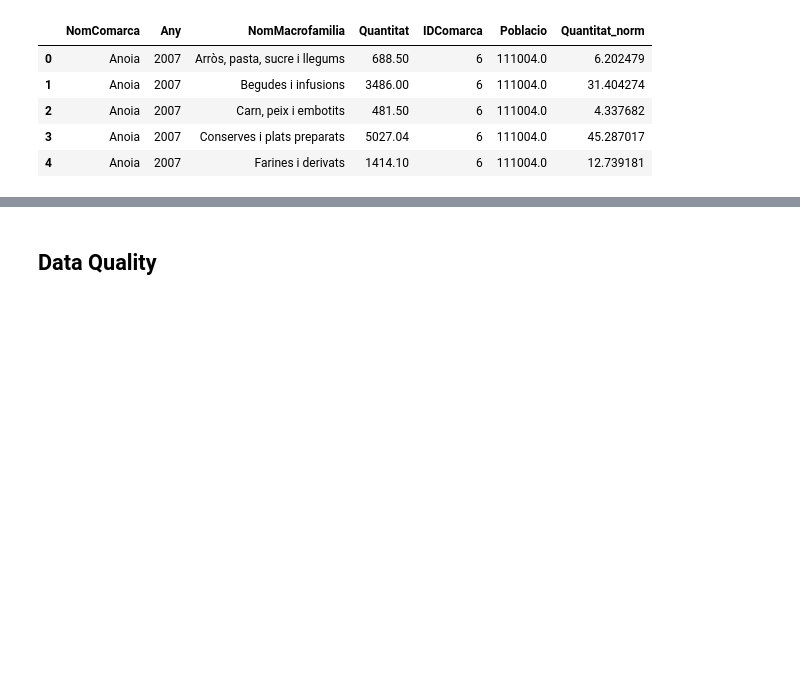
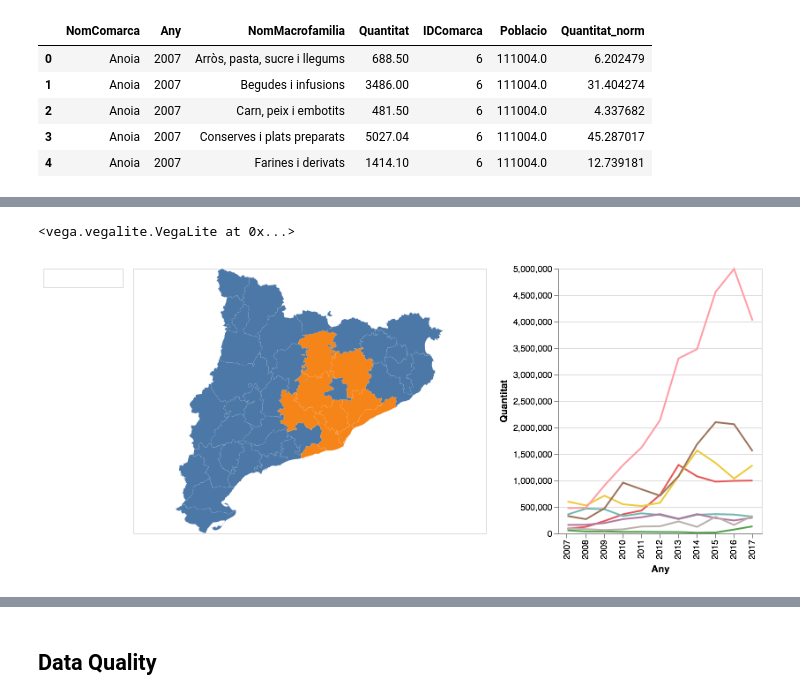
Before and after one commit to Neoares/visualization_p1, a Jupyter notebook: notebooks/dashboard_edu.ipynb, the cells around one changed output, grey strips where cells are left out. Saved outputs shown, nothing was run; the diff lists cells and outputs as text; code cells hidden in the pictures; blank space fills up the shorter version.

```diff
--- a/notebooks/dashboard_edu.ipynb
+++ b/notebooks/dashboard_edu.ipynb
@@ -26,7 +24,7 @@ RendererRegistry.enable('notebook')
 # %%
 df_graph = load_df(PATH_DATA)
 year_family_quantity = df_graph.groupby(['Any', 'NomMacrofamilia'], as_index=False).agg({"Quantitat": "sum", "Quantitat_norm":"sum"})
-year_family_quantity.Any = pd.to_datetime(year_family_quantity.Any, format='%Y')
+#year_family_quantity.Any = pd.to_datetime(year_family_quantity.Any, format='%Y')
 # %%
 df = load_df(PATH_DATA)
 df.sort_values(
@@ -88,0 +76,7 @@ df_piv[mask]
+# %%
+mask_14 = df_piv.Any == '2014'
+mask_15 = df_piv.Any == '2015'
+mask_16 = df_piv.Any == '2016'
+mask_17 = df_piv.Any == '2017'
+df_piv_14 = df_piv[mask_14]
+df_piv_14
@@ -88,0 +95,50 @@ df_piv[mask]
+# %%
+# selectors
+familia_click = alt.selection_multi(encodings=['color'])
+year_near = alt.selection_multi(nearest=True, on='click', fields=['Any'], empty='none')
+year_click = alt.selection_multi(fields=['Any'], empty='none')
+
+
+texts = alt.Chart(year_family_quantity).mark_text(dy=-200, size=20).encode(
+    text='Any:N',
+    color = alt.value("black")
+).transform_filter(
+    year_near
+)
+
+comarques = alt.topo_feature('comarques.json', 'comarques')
+map_empty = alt.Chart(comarques).mark_geoshape(
+    fill = "#666666",
+    stroke = "white"
+)
+
+map_com = alt.Chart(comarques).transform_lookup(
+    lookup = 'properties.CODICOMAR',
+    from_ = alt.LookupData(df_piv_14, 'IDComarca', ["NomMacrofamilia","Any","IDComarca-Any"])
+).mark_geoshape().encode(
+    color = alt.Color("Any:N", legend=None),
+    opacity=alt.condition(year_near, alt.value(1), alt.value(1)),
+    tooltip = ["properties.CODICOMAR:N","properties.NOMCOMAR:N","NomMacrofamilia:N","Any:N"]
+)#.transform_filter(year_near)
+
+line = alt.Chart(year_family_quantity).mark_line().encode(
+    x=alt.X('Any:N'),
+    y=alt.Y('Quantitat:Q', scale=alt.Scale(domain=(0,5000000))),
+    color=alt.Color('NomMacrofamilia', legend=None),
+    tooltip = ['NomMacrofamilia', 'Quantitat', 'Quantitat_norm',"Any"]
+)
+
+selectors = alt.Chart(year_family_quantity).mark_point().encode(
+    x='Any:N',
+    opacity=alt.value(0),
+).add_selection(year_near)
+rules = alt.Chart(year_family_quantity).mark_rule(color='gray').encode(
+    x='Any:N',
+).transform_filter(year_near)
+
+all_graph = (texts | (map_empty + map_com) | (line + selectors + rules))
+all_graph.save("all_graph.html")
+all_graph
+# %% [output]
+<vega.vegalite.VegaLite at 0x...>
+[figure, added]
```
Also changed, not shown: parts of 7 cells of this notebook, 3 other files.
